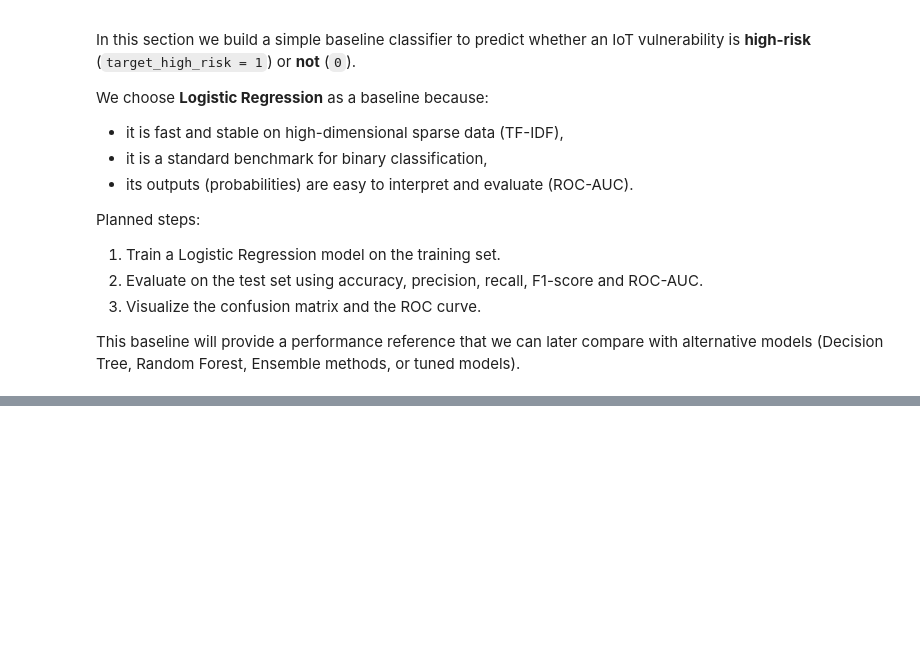
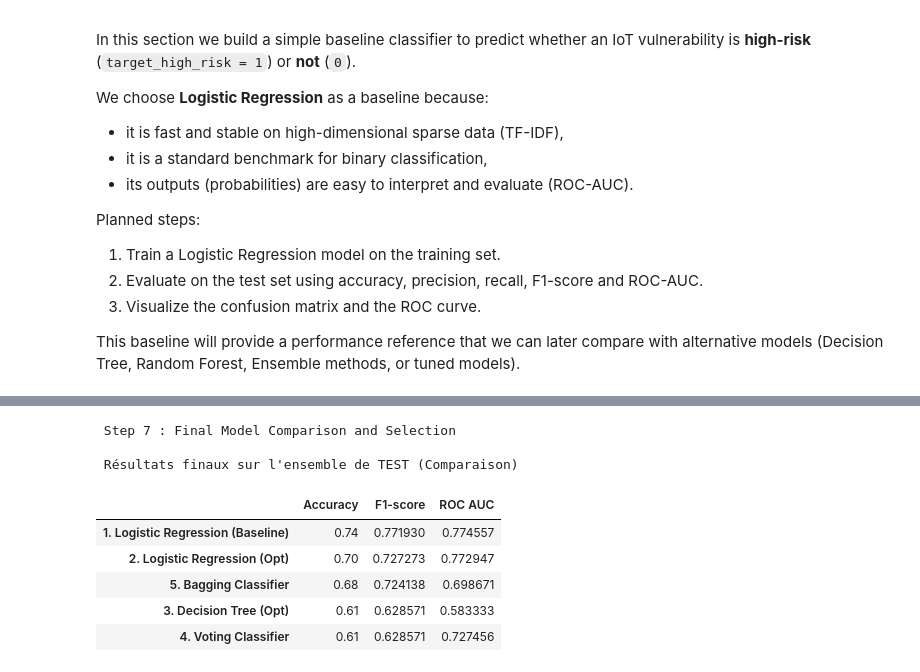
Before and after one commit to PieroLB/SmartHome-ML, a Jupyter notebook: LAB5_Project_ANDRIANTSIZAFY.ipynb, the cells around one changed output, grey strips where cells are left out. Cells and saved outputs as stored; diff of their text form; code cells hidden in the pictures; blank space fills up the shorter version.

```diff
--- a/LAB5_Project_ANDRIANTSIZAFY.ipynb
+++ b/LAB5_Project_ANDRIANTSIZAFY.ipynb
@@ -824,0 +1042,59 @@ This notebook successfully completes Step 1 of the project, establishing a robus
+# %%
+# =======================================================
+# 7. Final Model Comparison and Selection
+# =======================================================
+
+import pandas as pd
+from sklearn.metrics import roc_auc_score, f1_score, accuracy_score
+
+print("\n Step 7 : Final Model Comparison and Selection ")
+
+# Récupérer la baseline non optimisée pour la comparaison (elle a déjà été entraînée dans l'Étape 4)
+baseline_lr = clf # Variable clf de l'Étape 4
+
+models = {
+    "1. Logistic Regression (Baseline)": baseline_lr,
+    "2. Logistic Regression (Opt)": lr_optimized, # De l'Étape 5
+    "3. Decision Tree (Opt)": dt_optimized, # De l'Étape 5
+    "4. Voting Classifier": voting_clf, # De l'Étape 6
+    "5. Bagging Classifier": bagging_clf # De l'Étape 6
+}
+
+print("\n Résultats finaux sur l'ensemble de TEST (Comparaison) ")
+results = {}
+
+for name, model in models.items():
+
+    # 1. Faire la prédiction
+    y_pred = model.predict(X_test)
+
+    # 2. Obtenir les probabilités
+    # Pour les modèles qui ont un predict_proba, l'utiliser pour l'AUC
+    if hasattr(model, "predict_proba"):
+        y_proba = model.predict_proba(X_test)[:, 1]
+    else:
+        # Fallback pour les cas où predict_proba n'est pas disponible (rare ici)
+        y_proba = model.decision_function(X_test)
+
+    # 3. Calculer les métriques
+    results[name] = {
+        'Accuracy': accuracy_score(y_test, y_pred),
+        'F1-score': f1_score(y_test, y_pred, zero_division=0),
+        'ROC AUC': roc_auc_score(y_test, y_proba)
+    }
+
+# Affichage des résultats dans un tableau (DataFrame)
+results_df = pd.DataFrame(results).T
+# Utiliser display() si vous êtes dans un environnement Jupyter
+from IPython.display import display
+display(results_df.sort_values(by='F1-score', ascending=False))
+# %% [output]
+ Step 7 : Final Model Comparison and Selection
+
+ Résultats finaux sur l'ensemble de TEST (Comparaison)
+|  | Accuracy | F1-score | ROC AUC |
+| 1. Logistic Regression (Baseline) | 0.74 | 0.771930 | 0.774557 |
+| 2. Logistic Regression (Opt) | 0.70 | 0.727273 | 0.772947 |
+| 5. Bagging Classifier | 0.68 | 0.724138 | 0.698671 |
+| 3. Decision Tree (Opt) | 0.61 | 0.628571 | 0.583333 |
+| 4. Voting Classifier | 0.61 | 0.628571 | 0.727456 |
```
Also changed, not shown: parts of 16 cells of this notebook.
